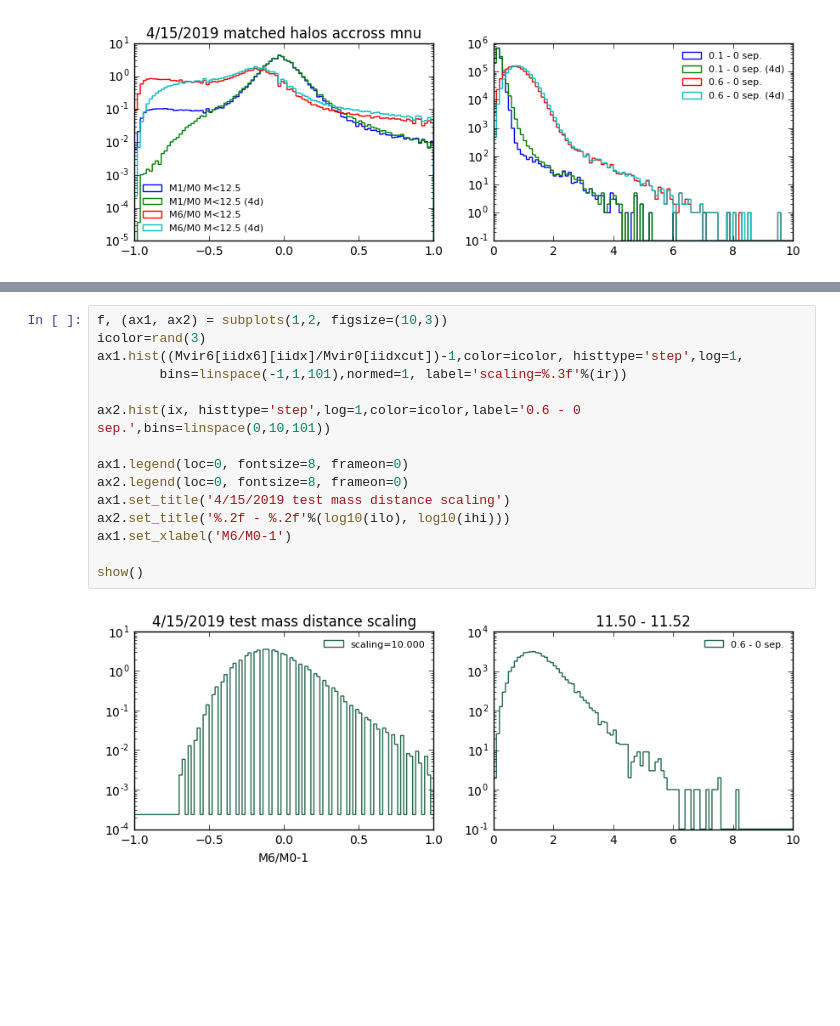
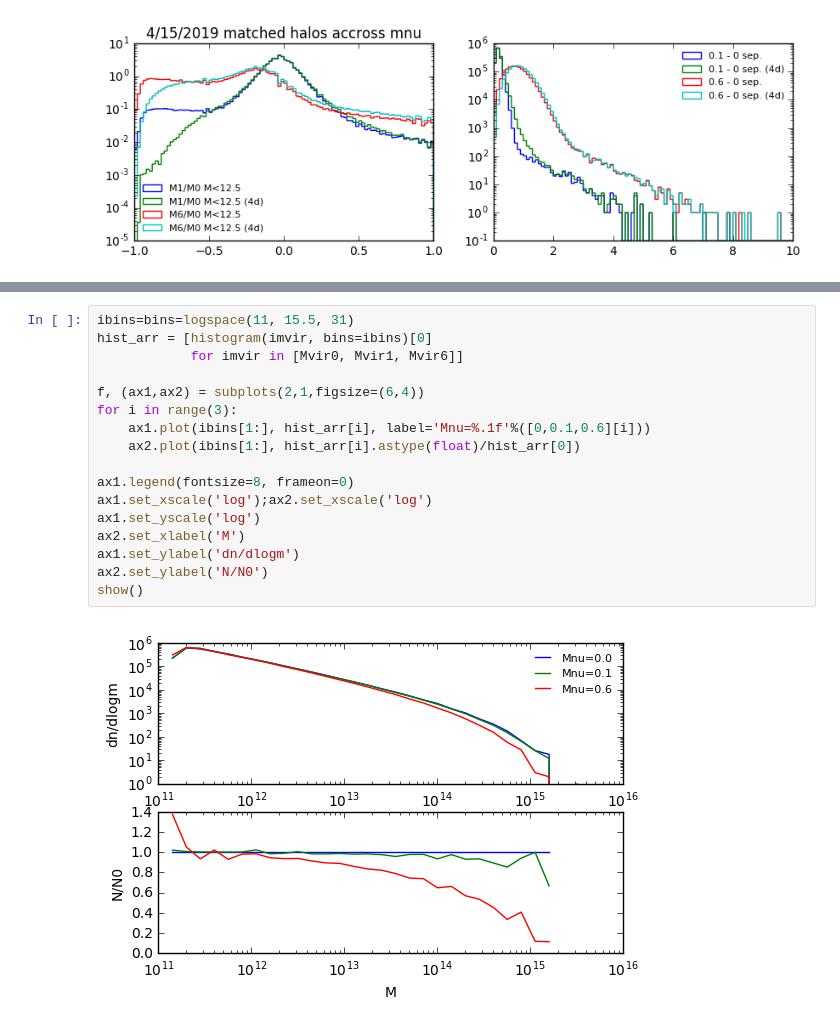
Before and after one commit to liuxx479/NUassemblybias, a Jupyter notebook: AB.ipynb, the cells around one changed output, grey strips where cells are left out. Cells and saved outputs as stored; diff of their text form; blank space fills up the shorter version.

```diff
--- a/AB.ipynb
+++ b/AB.ipynb
@@ -538,17 +537,19 @@ done tree query (42909,) (42211,)
-# %%
-f, (ax1, ax2) = subplots(1,2, figsize=(10,3))
-icolor=rand(3)
-ax1.hist((Mvir6[iidx6][iidx]/Mvir0[iidxcut])-1,color=icolor, histtype='step',log=1,
-        bins=linspace(-1,1,101),normed=1, label='scaling=%.3f'%(ir))
-
-ax2.hist(ix, histtype='step',log=1,color=icolor,label='0.6 - 0 sep.',bins=linspace(0,10,101))
-
-ax1.legend(loc=0, fontsize=8, frameon=0)
-ax2.legend(loc=0, fontsize=8, frameon=0)
-ax1.set_title('4/15/2019 test mass distance scaling')
-ax2.set_title('%.2f - %.2f'%(log10(ilo), log10(ihi)))
-ax1.set_xlabel('M6/M0-1')
-
-show()
-# %% [output]
-[figure, removed]
+# %%
+ibins=bins=logspace(11, 15.5, 31)
+hist_arr = [histogram(imvir, bins=ibins)[0]
+            for imvir in [Mvir0, Mvir1, Mvir6]]
+
+f, (ax1,ax2) = subplots(2,1,figsize=(6,4))
+for i in range(3):
+    ax1.plot(ibins[1:], hist_arr[i], label='Mnu=%.1f'%([0,0.1,0.6][i]))
+    ax2.plot(ibins[1:], hist_arr[i].astype(float)/hist_arr[0])
+
+ax1.legend(fontsize=8, frameon=0)
+ax1.set_xscale('log');ax2.set_xscale('log')
+ax1.set_yscale('log')
+ax2.set_xlabel('M')
+ax1.set_ylabel('dn/dlogm')
+ax2.set_ylabel('N/N0')
+show()
+# %% [output]
+[figure, added]
```
Also changed, not shown: parts of 1 cell of this notebook.
